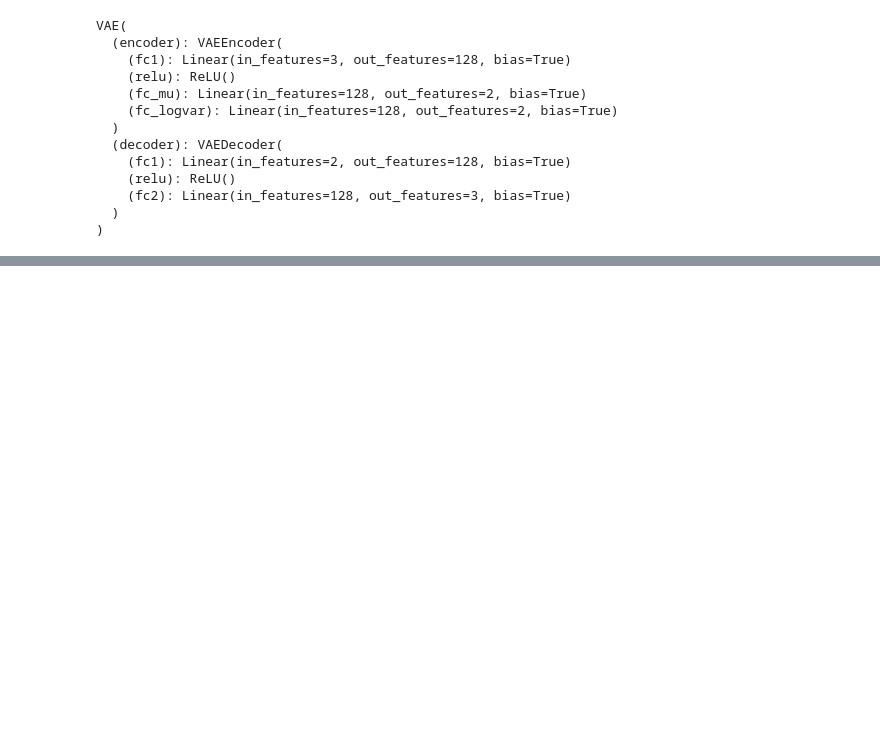
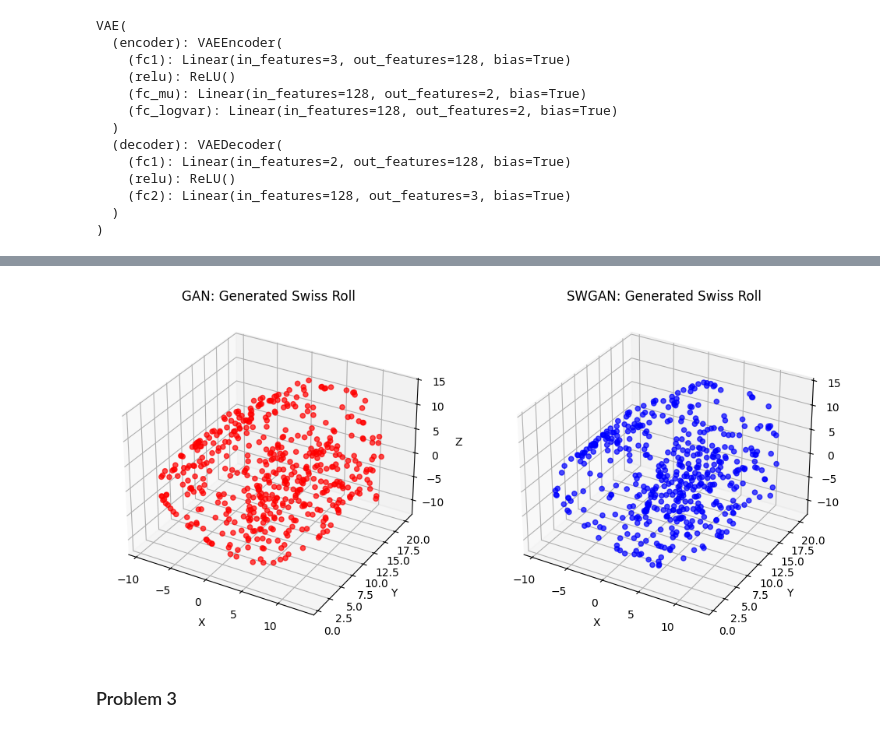
Before and after one commit to mukhsadr/assignments-data, a Jupyter notebook: HMA3.ipynb, the cells around one changed output, grey strips where cells are left out. Saved outputs shown, nothing was run; the diff lists cells and outputs as text; code cells hidden in the pictures; blank space fills up the shorter version.

```diff
--- a/HMA3.ipynb
+++ b/HMA3.ipynb
@@ -948,3 +934,31 @@ Problem 3
+# %%
+fig = plt.figure(figsize=(12, 6))
+
+# GAN Samples
+ax1 = fig.add_subplot(121, projection='3d')
+ax1.scatter(fake_samples[:, 0], fake_samples[:, 1], fake_samples[:, 2], c='red', alpha=0.7)
+ax1.set_title("GAN: Generated Swiss Roll")
+ax1.set_xlabel("X")
+ax1.set_ylabel("Y")
+ax1.set_zlabel("Z")
+
+# SWGAN Samples
+with torch.no_grad():
+    z_new = torch.randn(500, latent_dim, device=device)
+    fake_samples_sw = G_sw(z_new).cpu().numpy()
+
+ax2 = fig.add_subplot(122, projection='3d')
+ax2.scatter(fake_samples_sw[:, 0], fake_samples_sw[:, 1], fake_samples_sw[:, 2], c='blue', alpha=0.7)
+ax2.set_title("SWGAN: Generated Swiss Roll")
+ax2.set_xlabel("X")
+ax2.set_ylabel("Y")
+ax2.set_zlabel("Z")
+
+plt.show()
+# %% [output]
+[figure, added]
+# %% [markdown]
+### Problem 3
 # %%
 import torch
 import torch.nn as nn
```
Also changed, not shown: parts of 22 cells of this notebook.
